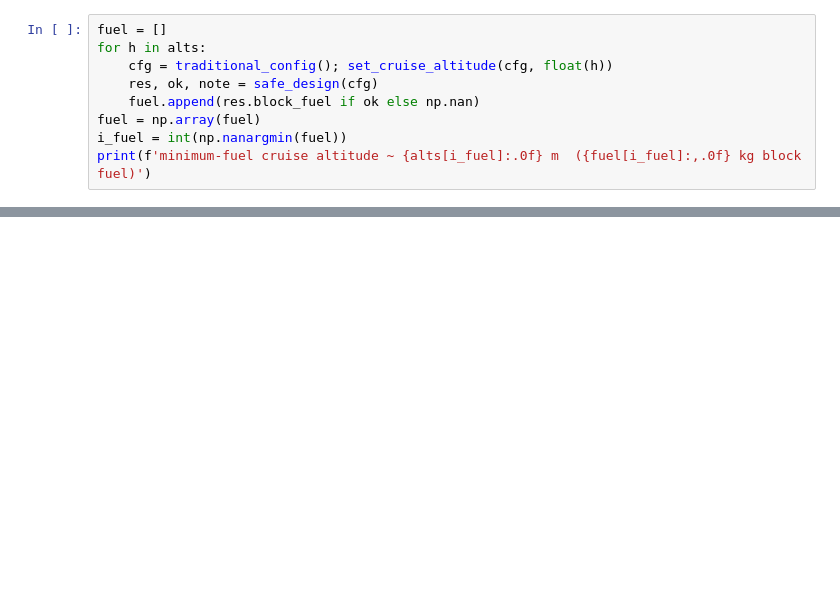
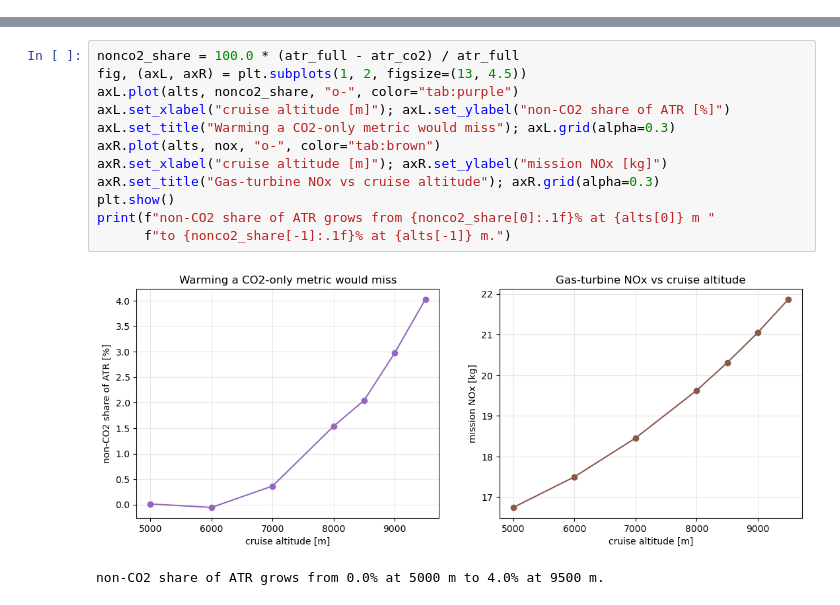
Before and after one commit to rmalpica/PhlyGreen, a Jupyter notebook: trunk/tutorials/06_climate_vs_fuel_tradeoff.ipynb, the cells around one changed output, grey strips where cells are left out. Saved outputs shown, nothing was run; the diff lists cells and outputs as text; blank space fills up the shorter version.

```diff
--- a/trunk/tutorials/06_climate_vs_fuel_tradeoff.ipynb
+++ b/trunk/tutorials/06_climate_vs_fuel_tradeoff.ipynb
@@ -33,9 +0,0 @@ We move the whole cruise (and the matching climb top / descent start) to each al
-# %%
-fuel = []
-for h in alts:
-    cfg = traditional_config(); set_cruise_altitude(cfg, float(h))
-    res, ok, note = safe_design(cfg)
-    fuel.append(res.block_fuel if ok else np.nan)
-fuel = np.array(fuel)
-i_fuel = int(np.nanargmin(fuel))
-print(f'minimum-fuel cruise altitude ~ {alts[i_fuel]:.0f} m  ({fuel[i_fuel]:,.0f} kg block fuel)')
@@ -72,0 +101,15 @@ Put fuel on one axis and climate on the other. If the two optima coincided there
+# %%
+nonco2_share = 100.0 * (atr_full - atr_co2) / atr_full
+fig, (axL, axR) = plt.subplots(1, 2, figsize=(13, 4.5))
+axL.plot(alts, nonco2_share, "o-", color="tab:purple")
+axL.set_xlabel("cruise altitude [m]"); axL.set_ylabel("non-CO2 share of ATR [%]")
+axL.set_title("Warming a CO2-only metric would miss"); axL.grid(alpha=0.3)
+axR.plot(alts, nox, "o-", color="tab:brown")
+axR.set_xlabel("cruise altitude [m]"); axR.set_ylabel("mission NOx [kg]")
+axR.set_title("Gas-turbine NOx vs cruise altitude"); axR.grid(alpha=0.3)
+plt.show()
+print(f"non-CO2 share of ATR grows from {nonco2_share[0]:.1f}% at {alts[0]} m "
+      f"to {nonco2_share[-1]:.1f}% at {alts[-1]} m.")
+# %% [output]
+[figure, added]
+non-CO2 share of ATR grows from 0.0% at 5000 m to 4.0% at 9500 m.
```
Also changed, not shown: parts of 29 cells of this notebook, 5 other files.
